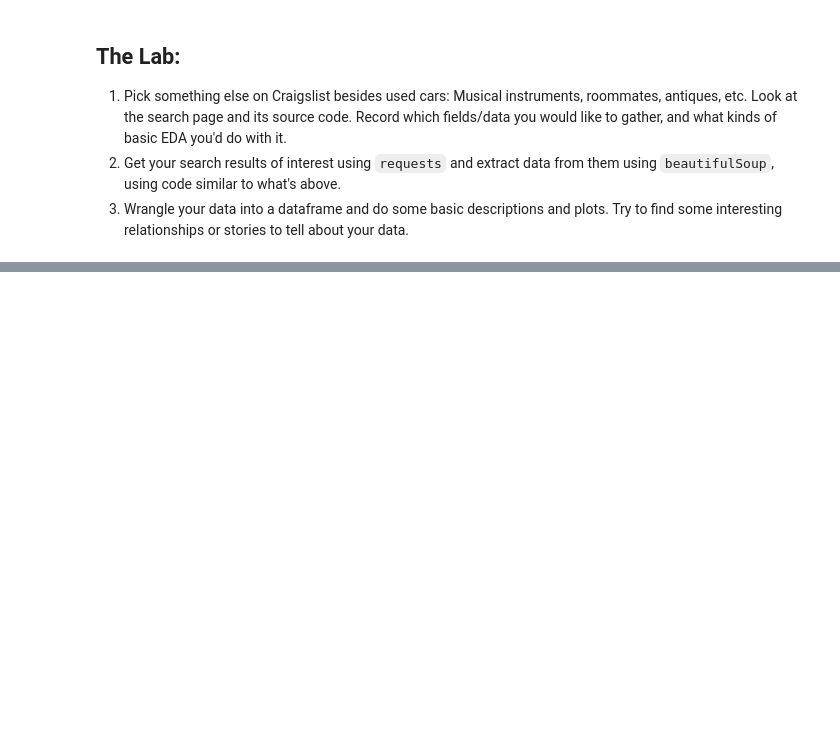
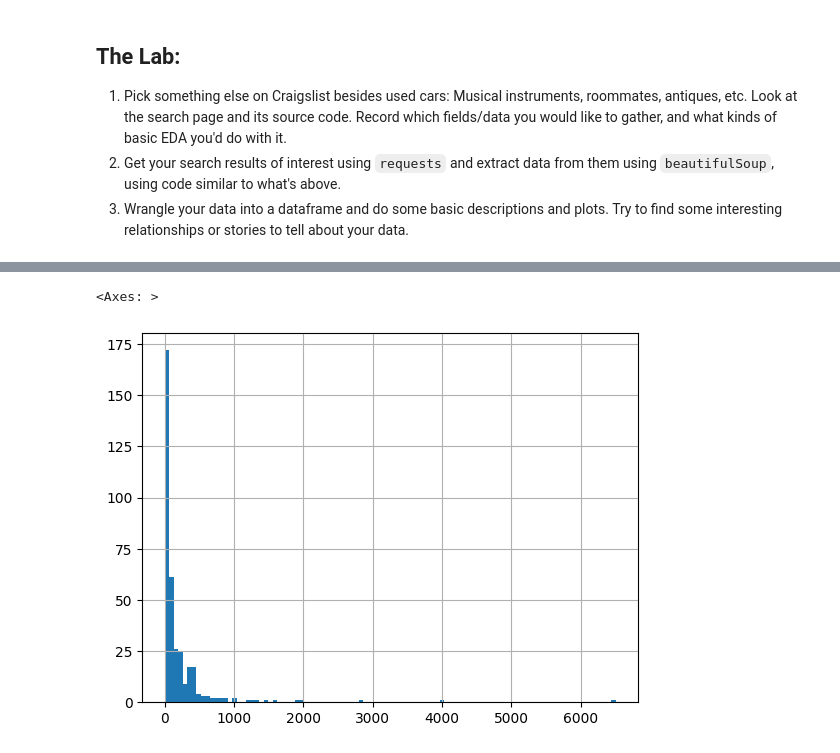
Before and after one commit to btw257-ui/wrangling, a Jupyter notebook: lab/lab.ipynb, the cells around one changed output, grey strips where cells are left out. Cells and saved outputs as stored; diff of their text form; code cells hidden in the pictures; blank space fills up the shorter version.

```diff
--- a/lab/lab.ipynb
+++ b/lab/lab.ipynb
@@ -237,9 +237,13 @@ listings
 # %%
 import re # Regular expressions
 
-brands = ['honda', 'dodge','toyota','ford','tesla','gmc','jeep','bmw','mitsubishi','mazda',
-          'volvo','audi','volkswagen','chevy','chevrolet','acura','kia','subaru','lexus',
-          'cadillac','buick','porsche','infiniti']
+furniture_types = ["table", "chair", "bed", "sofa", "couch", "bench",
+    "stool", "ottoman", "recliner", "futon", "loveseat",
+    "settee", "desk", "vanity", "bar", "cart", "island",
+    "cabinet", "shelf", "dresser", "wardrobe", "chest",
+    "cupboard", "bookcase", "sideboard", "buffet", "credenza",
+    "hutch", "armoire", "rack", "stand", "locker", "trunk",
+    "crib", "cradle", "hammock", "cot", "headboard","rug","lamp"]
 
 data = [] # We'll save our listings in this object
 for k in range( len(listings) ):
@@ -248,11 +252,12 @@ for k in range( len(listings) ):
     link = listings[k].find(href=True)['href']
     # Get brand from the title string:
     words = title.split()
-    hits = [word for word in words if word in brands] # Find brands in the title
+    hits = [word for word in words if word in furniture_types]
+
     if len(hits) == 0:
-        brand = 'missing'
+        furniture_type = 'missing'
     else:
-        brand = hits[0]
+        furniture_type = hits[0]
     # Get years from title string:
     regex_search = re.search(r'20[0-9][0-9]|19[0-9][0-9]', title ) # Find year references
     if regex_search is None: # If no hits, record year as missing value
@@ -260,4 +265,4 @@ for k in range( len(listings) ):
     else: # If hits, record year as first match
         year = regex_search.group(0)
     #
-    data.append({'title':title,'price':price,'year':year,'link':link,'brand':brand})
+    data.append({'title':title,'price':price,'year':year,'link':link,'furniture_type':furniture_type})
@@ -263,0 +289,11 @@ for k in range( len(listings) ):
+# %%
+## Wrangle the data
+df = pd.DataFrame.from_dict(data)
+df['price'] = df['price'].str.replace('$','')
+df['price'] = df['price'].str.replace(',','')
+df['price'] = pd.to_numeric(df['price'],errors='coerce')
+df['year'] = pd.to_numeric(df['year'],errors='coerce')
+df['age'] = 2025-df['year']
+print(df.shape)
+df.to_csv('craigslist_cville_furniture.csv') # Save data in case of a disaster
+df.head()
@@ -263,0 +330,5 @@ for k in range( len(listings) ):
+# %%
+df['price'].hist(bins = 100)
+# %% [output]
+<Axes: >
+[figure, added]
```
Also changed, not shown: parts of 7 cells of this notebook.
